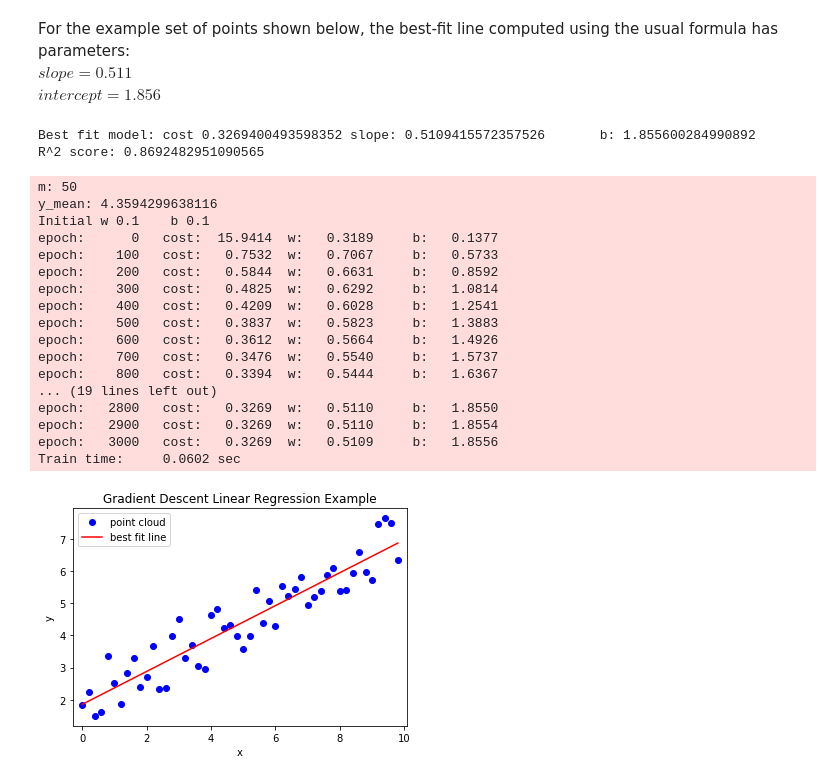
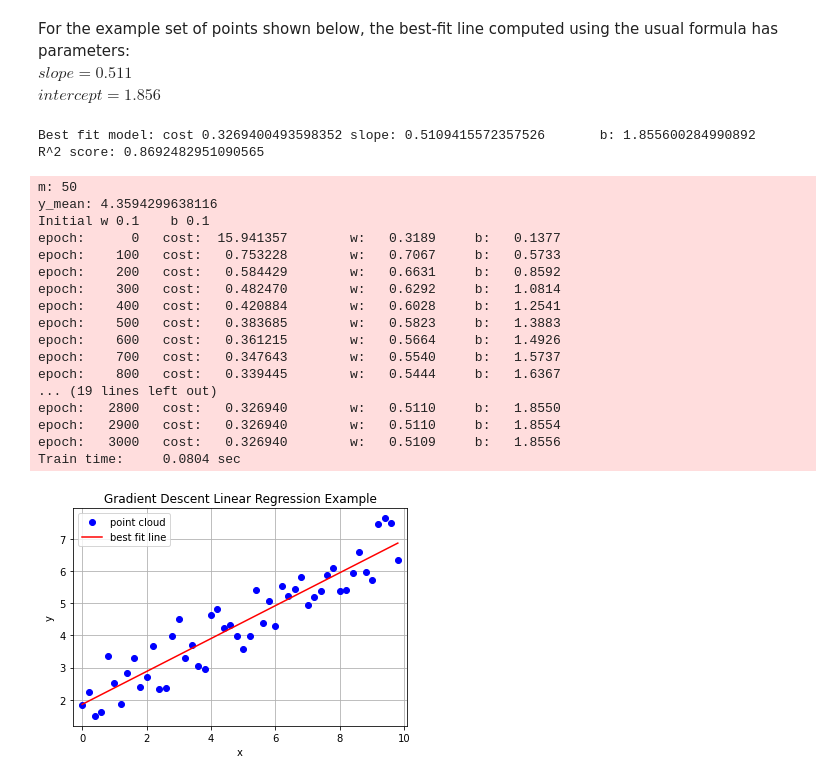
Before and after one commit to jaybuck/ml-examples, a Jupyter notebook: simple_grad_descent/linregression2.ipynb, the cells around one changed output. Cells and saved outputs as stored; diff of their text form; code cells hidden in the pictures.

```diff
--- a/simple_grad_descent/linregression2.ipynb
+++ b/simple_grad_descent/linregression2.ipynb
@@ -184,7 +184,7 @@ class LinearRegressionModelVectorized:
             if (epoch % training_stats_interval) == 0:
                 # sys.stderr.write('\ndw: {}\n'.format(dw))
                 # sys.stderr.write('db: {}\n'.format(db))
-                sys.stderr.write('epoch: {:6d}\tcost: {:8.4f}\tw: {:8.4f}\tb: {:8.4f}\n'.format(epoch, J, w, b))
+                sys.stderr.write('epoch: {:6d}\tcost: {:10.6f}\tw: {:8.4f}\tb: {:8.4f}\n'.format(epoch, J, w, b))
 
         t1 = time.perf_counter()
         sys.stderr.write('Train time: {0:10.4f} sec\n'.format(t1 - t0))
@@ -262,39 +262,40 @@ R^2 score: 0.8692482951090565
 m: 50
 y_mean: 4.3594299638116
 Initial w 0.1    b 0.1
-epoch:      0   cost:  15.9414  w:   0.3189     b:   0.1377
-epoch:    100   cost:   0.7532  w:   0.7067     b:   0.5733
-epoch:    200   cost:   0.5844  w:   0.6631     b:   0.8592
-epoch:    300   cost:   0.4825  w:   0.6292     b:   1.0814
-epoch:    400   cost:   0.4209  w:   0.6028     b:   1.2541
-epoch:    500   cost:   0.3837  w:   0.5823     b:   1.3883
-epoch:    600   cost:   0.3612  w:   0.5664     b:   1.4926
-epoch:    700   cost:   0.3476  w:   0.5540     b:   1.5737
-epoch:    800   cost:   0.3394  w:   0.5444     b:   1.6367
+epoch:      0   cost:  15.941357        w:   0.3189     b:   0.1377
+epoch:    100   cost:   0.753228        w:   0.7067     b:   0.5733
+epoch:    200   cost:   0.584429        w:   0.6631     b:   0.8592
+epoch:    300   cost:   0.482470        w:   0.6292     b:   1.0814
+epoch:    400   cost:   0.420884        w:   0.6028     b:   1.2541
+epoch:    500   cost:   0.383685        w:   0.5823     b:   1.3883
+epoch:    600   cost:   0.361215        w:   0.5664     b:   1.4926
+epoch:    700   cost:   0.347643        w:   0.5540     b:   1.5737
+epoch:    800   cost:   0.339445        w:   0.5444     b:   1.6367
 ... (19 lines left out)
-epoch:   2800   cost:   0.3269  w:   0.5110     b:   1.8550
-epoch:   2900   cost:   0.3269  w:   0.5110     b:   1.8554
-epoch:   3000   cost:   0.3269  w:   0.5109     b:   1.8556
-Train time:     0.0602 sec
+epoch:   2800   cost:   0.326940        w:   0.5110     b:   1.8550
+epoch:   2900   cost:   0.326940        w:   0.5110     b:   1.8554
+epoch:   3000   cost:   0.326940        w:   0.5109     b:   1.8556
+Train time:     0.0804 sec
 # %%
 # Plot the points and the best-fit line
 
 # Build two points to plot the best-fit line
 xmin = xs.min()
 xmax = xs.max()
 
 x_fit = np.array([xmin, xmax])
 y_fit = slope * x_fit + b
 
 # Plot the points and line:
 plt.figure()
 plt.xlabel('x')
 plt.ylabel('y')
 plt.title('Gradient Descent Linear Regression Example')
-plt.axis('equal')
 plt.plot(xs[0], ys[0], 'bo', label='point cloud')
 plt.plot(x_fit, y_fit, 'r-', label='best fit line')
+plt.axis('equal')
+plt.grid()
 plt.legend()
 plt.show()
 # %% [output]
-[figure, old version]
+[figure, new version]
```
Also changed, not shown: 6 other files.
